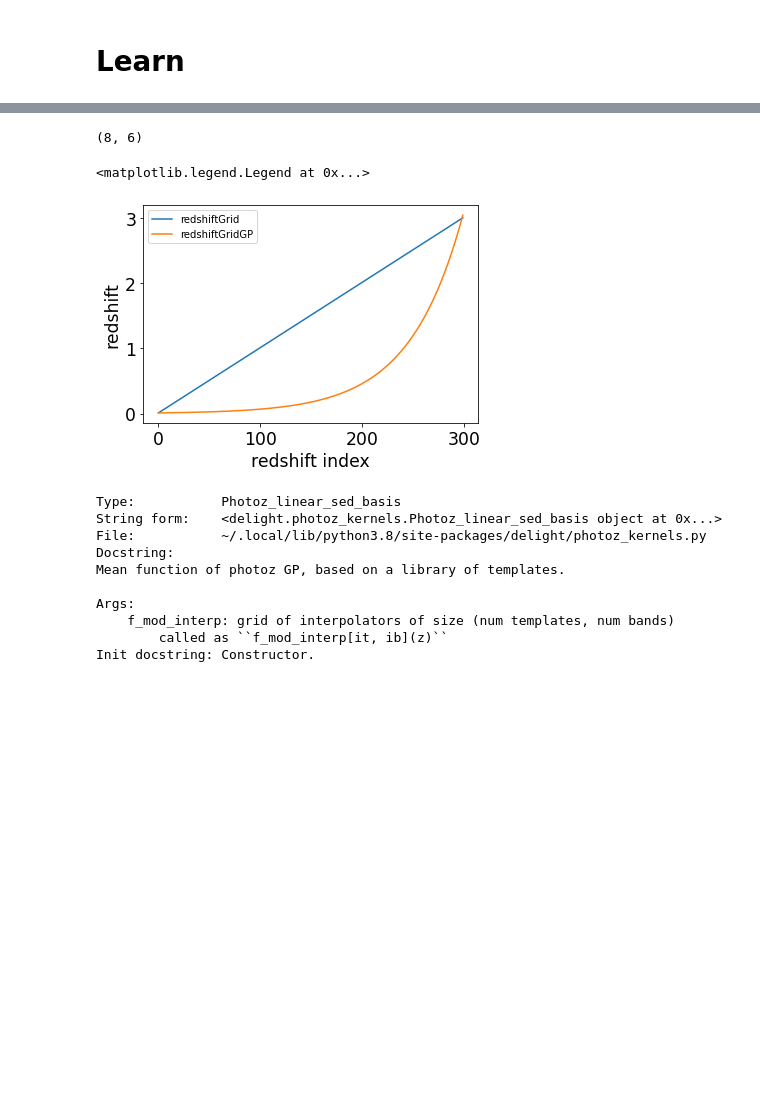
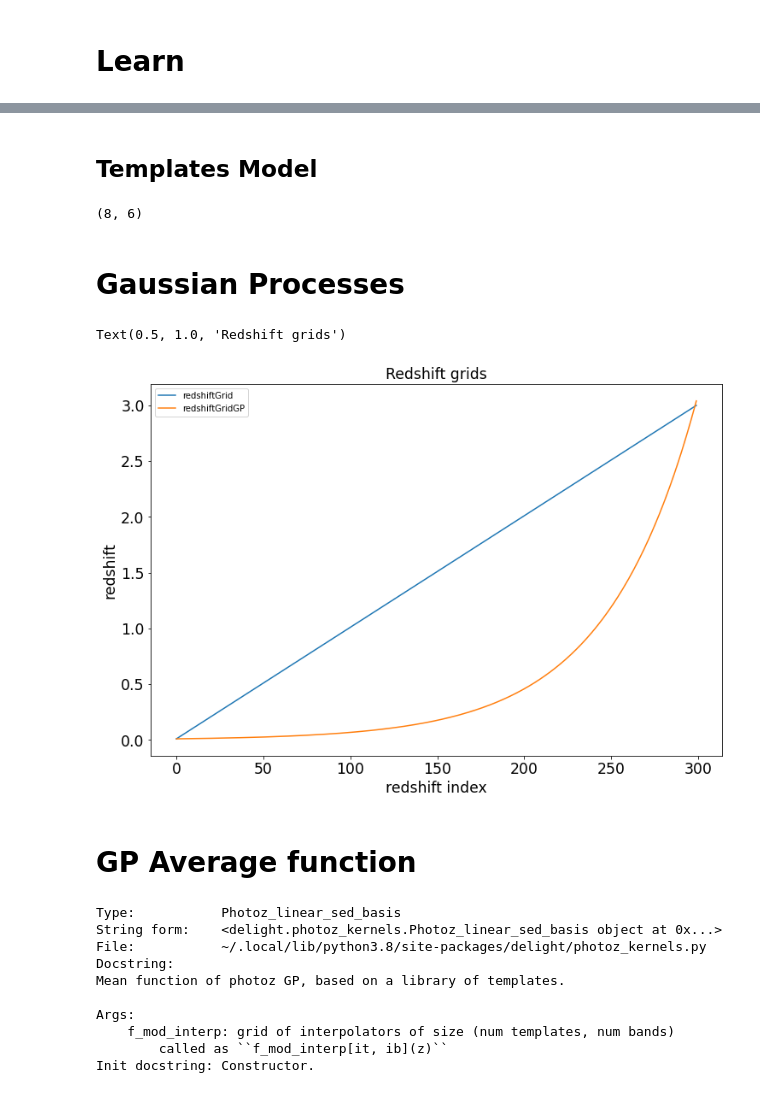
Before and after one commit to sylvielsstfr/PhotoZAna, a Jupyter notebook: ana_delightoutput/notebooks/study_gp/test_delight_gp_Fzprior.ipynb, the cells around one changed output, grey strips where cells are left out. Drawn from its saved outputs; the diff is of its cells as text; code cells hidden in the pictures; blank space fills up the shorter version.

```diff
--- a/ana_delightoutput/notebooks/study_gp/test_delight_gp_Fzprior.ipynb
+++ b/ana_delightoutput/notebooks/study_gp/test_delight_gp_Fzprior.ipynb
@@ -23,7 +24,7 @@ from delight.photoz_kernels import Photoz_mean_function, Photoz_kernel
 logger = logging.getLogger(__name__)
 coloredlogs.install(level='DEBUG', logger=logger,fmt='%(asctime)s,%(msecs)03d %(programname)s, %(name)s[%(process)d] %(levelname)s %(message)s')
 # %%
-plt.rcParams["figure.figsize"] = (6,4)
+plt.rcParams["figure.figsize"] = (12,8)
 plt.rcParams["axes.labelsize"] = 'xx-large'
 plt.rcParams['axes.titlesize'] = 'xx-large'
 plt.rcParams['xtick.labelsize']= 'xx-large'
@@ -99,7 +103,11 @@ DL = approx_DL()
+# %% [markdown]
+## Templates Model
 # %%
 f_mod.shape
 # %% [output]
 (8, 6)
+# %% [markdown]
+# Gaussian Processes
 # %%
 gp = PhotozGP(f_mod, bandCoefAmplitudes, bandCoefPositions, bandCoefWidths,
               params['lines_pos'], params['lines_width'],
@@ -109,12 +117,15 @@ gp = PhotozGP(f_mod, bandCoefAmplitudes, bandCoefPositions, bandCoefWidths,
 # %%
 plt.plot(redshiftGrid,label="redshiftGrid")
 plt.plot(redshiftGridGP,label="redshiftGridGP")
 plt.xlabel("redshift index")
 plt.ylabel("redshift")
 plt.legend()
+plt.title("Redshift grids")
 # %% [output]
-<matplotlib.legend.Legend at 0x...>
+Text(0.5, 1.0, 'Redshift grids')
-[figure, old version]
+[figure, new version]
+# %% [markdown]
+# GP Average function
 # %%
 gp.mean_fct?
 # %% [output]
```
Also changed, not shown: parts of 19 cells of this notebook.
